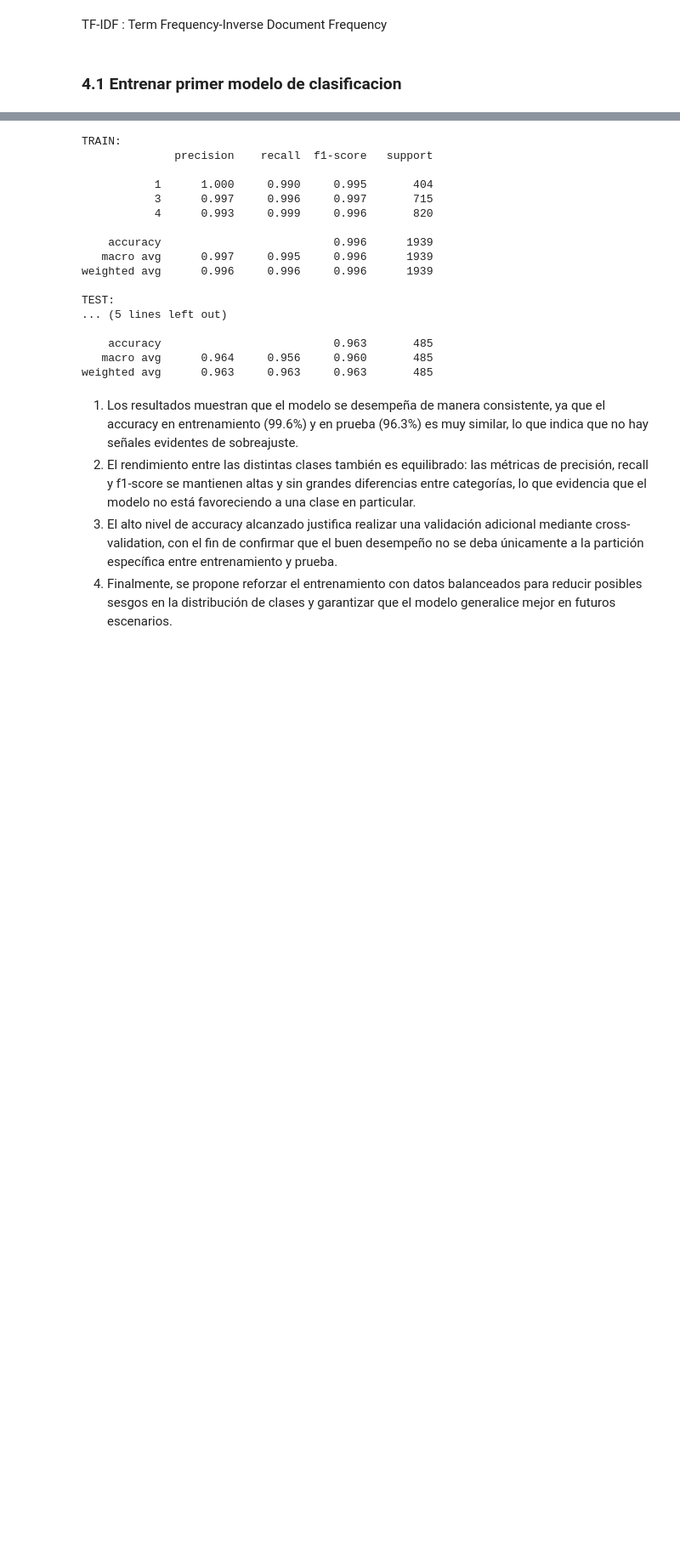
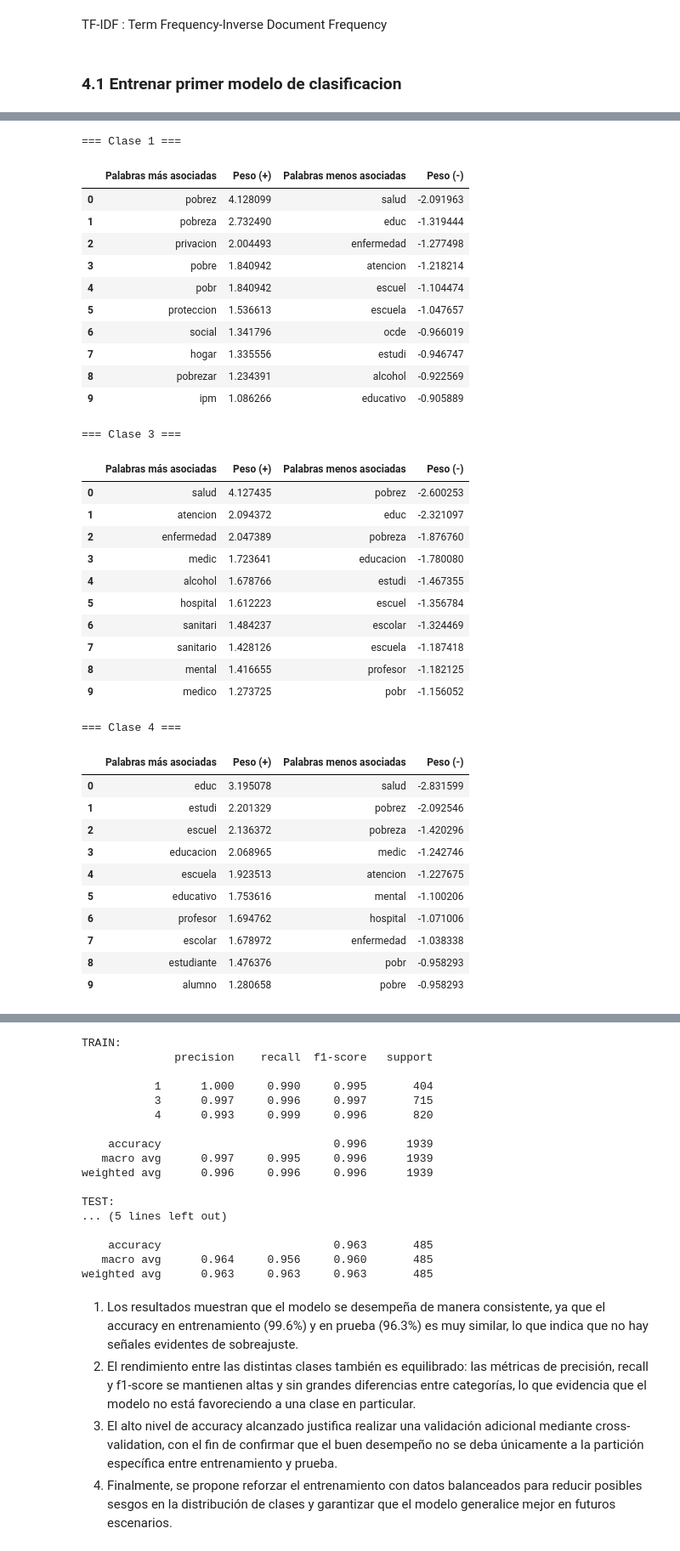
Before and after one commit to Juanin6/Proyecto1-BI, a Jupyter notebook: etapa1.ipynb, the cells around one changed output, grey strips where cells are left out. Shown at 85% size. Drawn from its saved outputs; the diff is of its cells as text; code cells hidden in the pictures; blank space fills up the shorter version.

```diff
--- a/etapa1.ipynb
+++ b/etapa1.ipynb
@@ -344,0 +568,67 @@ X_test_tfidf  = vec_tfidf.transform(X_test)
+# %%
+import pandas as pd
+import numpy as np
+
+# 1. Entrenamos el modelo con todos los datos balanceados
+clf = LinearSVC(random_state=42)
+clf.fit(X_resampled, y_resampled)
+
+# 2. Obtenemos nombres de las features
+feature_names = vectorizer.get_feature_names_out()
+
+# 3. Construimos una tabla con top palabras por clase
+tables = {}
+for i, clase in enumerate(clf.classes_):
+    coef = clf.coef_[i]
+    top_pos = np.argsort(coef)[-10:][::-1]   # top 10 positivas
+    top_neg = np.argsort(coef)[:10]          # top 10 negativas
+
+    df_class = pd.DataFrame({
+        "Palabras más asociadas": feature_names[top_pos],
+        "Peso (+)": coef[top_pos],
+        "Palabras menos asociadas": feature_names[top_neg],
+        "Peso (-)": coef[top_neg]
+    })
+    tables[clase] = df_class
+
+# 4. Mostramos cada tabla por clase
+for clase, tabla in tables.items():
+    print(f"\n=== Clase {clase} ===")
+    display(tabla)
+# %% [output]
+=== Clase 1 ===
+|  | Palabras más asociadas | Peso (+) | Palabras menos asociadas | Peso (-) |
+| 0 | pobrez | 4.128099 | salud | -2.091963 |
+| 1 | pobreza | 2.732490 | educ | -1.319444 |
+| 2 | privacion | 2.004493 | enfermedad | -1.277498 |
+| 3 | pobre | 1.840942 | atencion | -1.218214 |
+| 4 | pobr | 1.840942 | escuel | -1.104474 |
+| 5 | proteccion | 1.536613 | escuela | -1.047657 |
+| 6 | social | 1.341796 | ocde | -0.966019 |
+| 7 | hogar | 1.335556 | estudi | -0.946747 |
+| 8 | pobrezar | 1.234391 | alcohol | -0.922569 |
+| 9 | ipm | 1.086266 | educativo | -0.905889 |
+=== Clase 3 ===
+|  | Palabras más asociadas | Peso (+) | Palabras menos asociadas | Peso (-) |
+| 0 | salud | 4.127435 | pobrez | -2.600253 |
+| 1 | atencion | 2.094372 | educ | -2.321097 |
+| 2 | enfermedad | 2.047389 | pobreza | -1.876760 |
+| 3 | medic | 1.723641 | educacion | -1.780080 |
+| 4 | alcohol | 1.678766 | estudi | -1.467355 |
+| 5 | hospital | 1.612223 | escuel | -1.356784 |
+| 6 | sanitari | 1.484237 | escolar | -1.324469 |
+| 7 | sanitario | 1.428126 | escuela | -1.187418 |
+| 8 | mental | 1.416655 | profesor | -1.182125 |
+| 9 | medico | 1.273725 | pobr | -1.156052 |
+=== Clase 4 ===
+|  | Palabras más asociadas | Peso (+) | Palabras menos asociadas | Peso (-) |
+| 0 | educ | 3.195078 | salud | -2.831599 |
+| 1 | estudi | 2.201329 | pobrez | -2.092546 |
+| 2 | escuel | 2.136372 | pobreza | -1.420296 |
+| 3 | educacion | 2.068965 | medic | -1.242746 |
+| 4 | escuela | 1.923513 | atencion | -1.227675 |
+| 5 | educativo | 1.753616 | mental | -1.100206 |
+| 6 | profesor | 1.694762 | hospital | -1.071006 |
+| 7 | escolar | 1.678972 | enfermedad | -1.038338 |
+| 8 | estudiante | 1.476376 | pobr | -0.958293 |
+| 9 | alumno | 1.280658 | pobre | -0.958293 |
```
Also changed, not shown: parts of 32 cells of this notebook, 1 other file.
